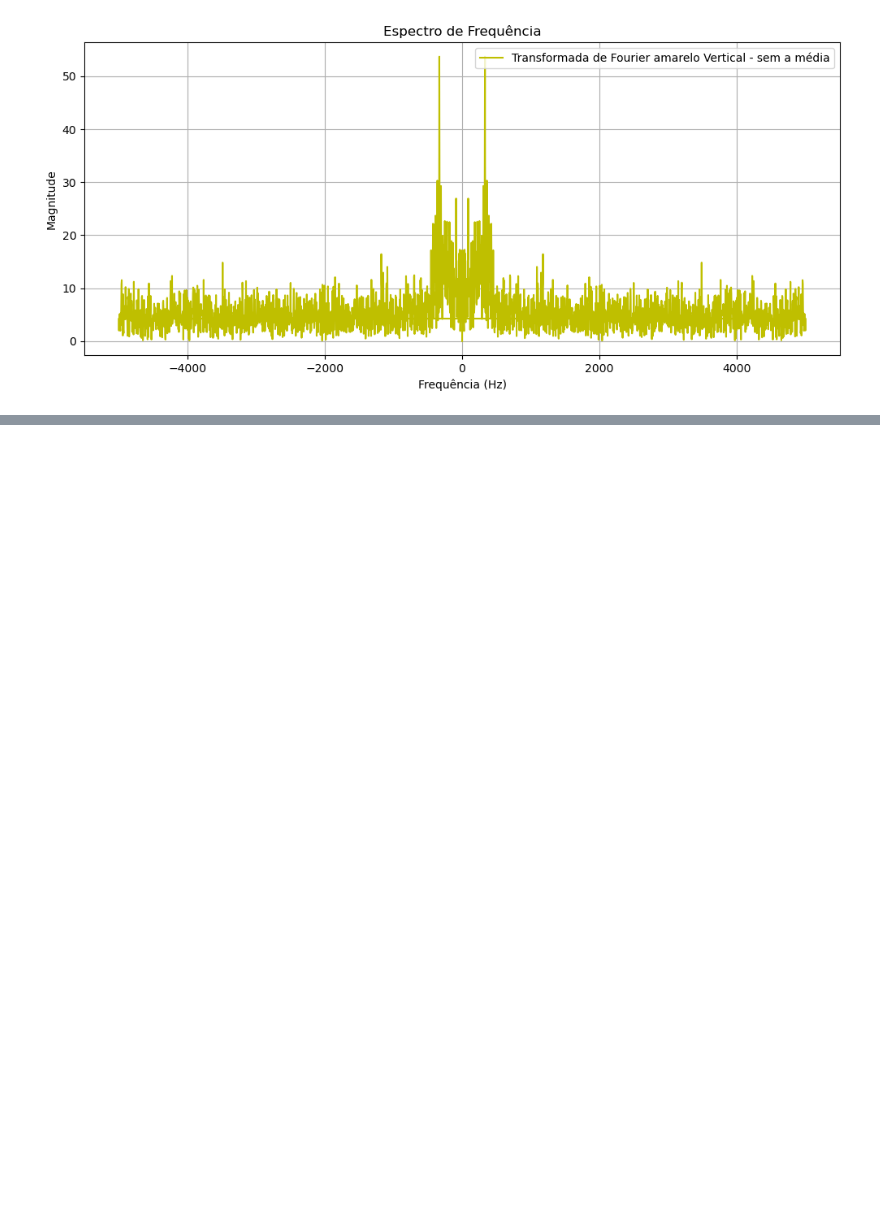
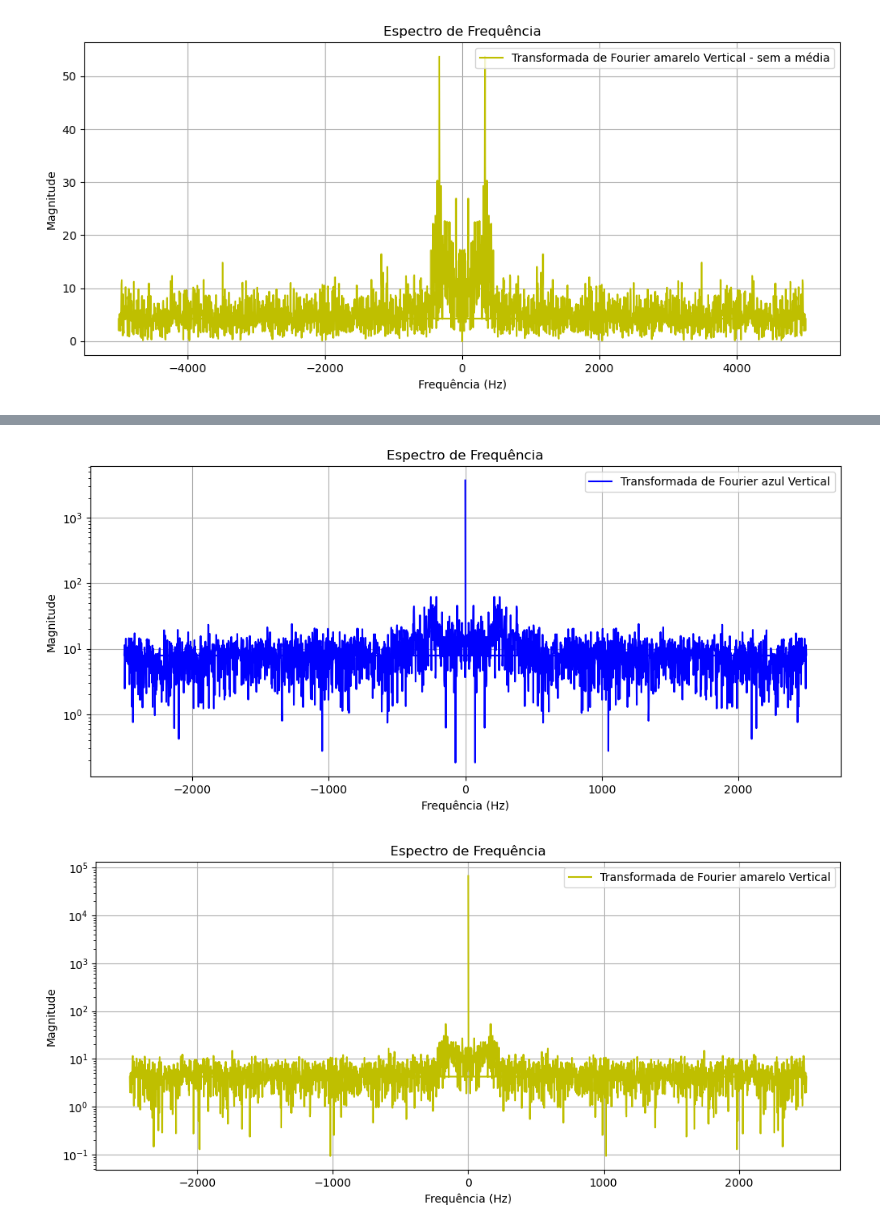
Before and after one commit to PFSLDO/Microcontroller-based_locking_in_optics_experiments, a Jupyter notebook: caracterizacaoSinais.ipynb, the cells around one changed output, grey strips where cells are left out. Drawn from its saved outputs; the diff is of its cells as text; code cells hidden in the pictures; blank space fills up the shorter version.

```diff
--- a/caracterizacaoSinais.ipynb
+++ b/caracterizacaoSinais.ipynb
@@ -212,0 +214,22 @@ plt.show()
+# %%
+plt.figure(figsize=(12, 5))
+plt.plot(frequenciasAzulV, np.abs(fft_sinalAzulV), label='Transformada de Fourier azul Vertical', color = 'b')
+plt.yscale('log')
+plt.xlabel('Frequência (Hz)')
+plt.ylabel('Magnitude')
+plt.title('Espectro de Frequência')
+plt.legend()
+plt.grid()
+plt.show()
+plt.figure(figsize=(12, 5))
+plt.plot(frequenciasAmareloV, np.abs(fft_sinalAmareloV), label='Transformada de Fourier amarelo Vertical', color = 'y')
+plt.yscale('log')
+plt.xlabel('Frequência (Hz)')
+plt.ylabel('Magnitude')
+plt.title('Espectro de Frequência')
+plt.legend()
+plt.grid()
+plt.show()
+# %% [output]
+[figure, added]
+[figure, added]
```
Also changed, not shown: parts of 1 cell of this notebook.
